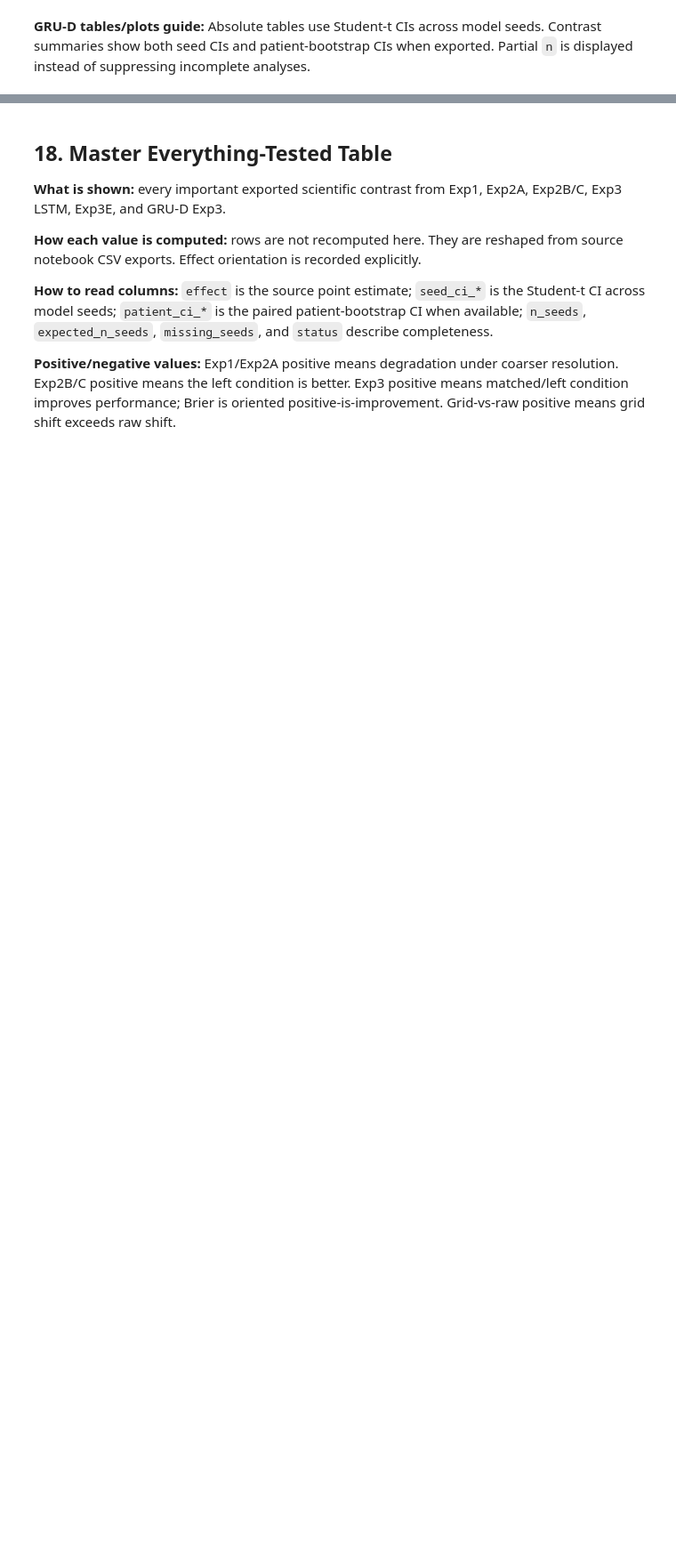
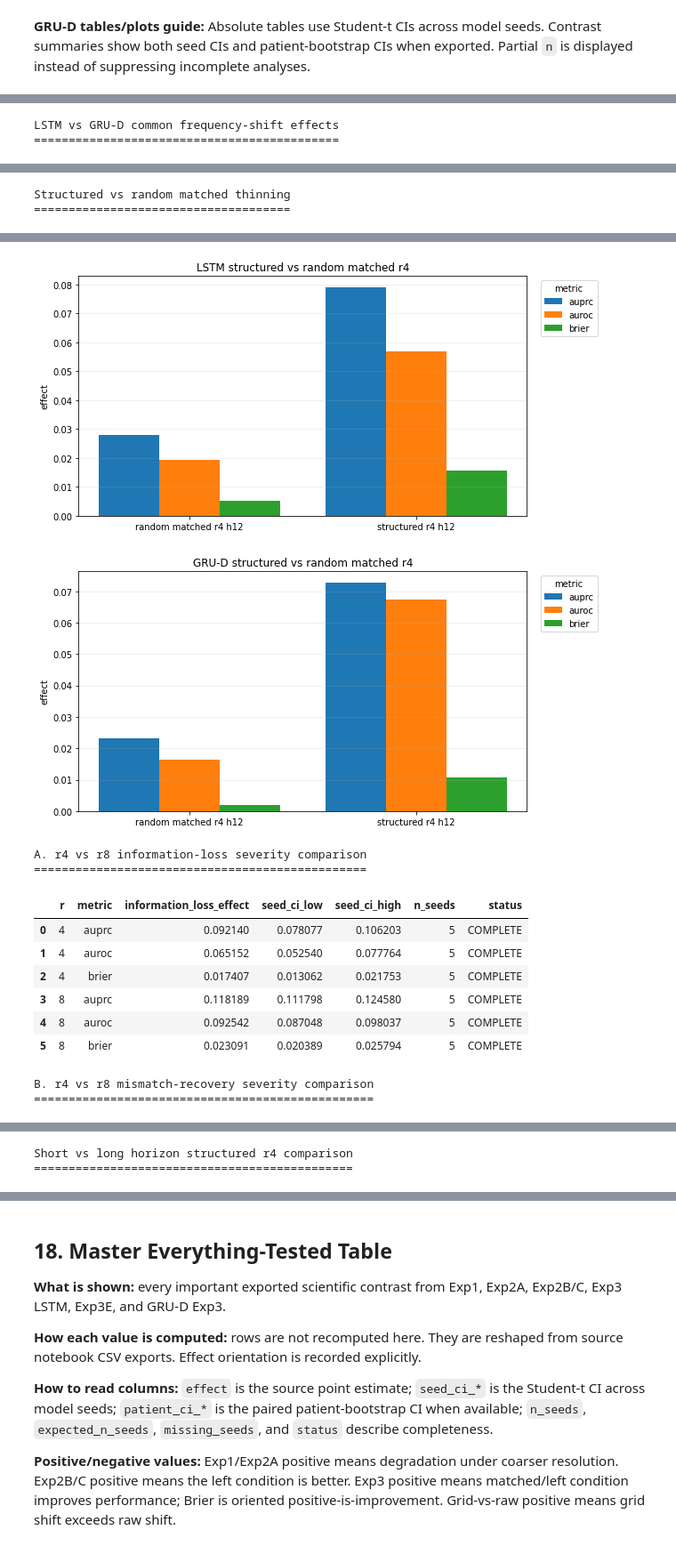
Before and after one commit to Ilovecodingforever/mimic-iv-benchmarks, a Jupyter notebook: visualizers/visualize_summary.ipynb, the cells around one changed output, grey strips where cells are left out. Shown at 89% size. Drawn from its saved outputs; the diff is of its cells as text; code cells hidden in the pictures; blank space fills up the shorter version.

```diff
--- a/visualizers/visualize_summary.ipynb
+++ b/visualizers/visualize_summary.ipynb
@@ -553,8 +959,8 @@ def model_effect_table(lstm, grud):
                     one = sub.iloc[0]
                     row.update({
                         f"{prefix}_effect": one.get("mean_difference", np.nan),
-                        f"{prefix}_seed_ci_low": one.get("seed_ci95_low", np.nan),
-                        f"{prefix}_seed_ci_high": one.get("seed_ci95_high", np.nan),
+                        f"{prefix}_seed_ci_low": one.get("seed_ci95_low", one.get("student_t_ci95_low", np.nan)),
+                        f"{prefix}_seed_ci_high": one.get("seed_ci95_high", one.get("student_t_ci95_high", np.nan)),
                         f"{prefix}_patient_ci_low": one.get("patient_bootstrap_ci_low", np.nan),
                         f"{prefix}_patient_ci_high": one.get("patient_bootstrap_ci_high", np.nan),
                         f"{prefix}_n": one.get("n_seeds", np.nan),
@@ -564,6 +970,50 @@ def model_effect_table(lstm, grud):
                     row.update({f"{prefix}_status": "NOT AVAILABLE"})
             rows.append(row)
     return pd.DataFrame(rows)
+
+
+def metric_difference_for_summary(left_value, right_value, metric):
+    if pd.isna(left_value) or pd.isna(right_value):
+        return np.nan
+    return float(right_value - left_value) if metric == "brier" else float(left_value - right_value)
+
+
+def exp3a_dense_information_loss_table(run_df):
+    rows = []
+    columns = ["r", "metric", "information_loss_effect", "seed_ci_low", "seed_ci_high", "n_seeds", "status"]
+    if run_df is None or len(run_df) == 0:
+        return pd.DataFrame(columns=columns)
+    df = run_df[run_df.get("experiment", pd.Series(dtype=str)).astype(str).eq("Exp3A Structured frequency shift")].copy()
+    if len(df) == 0:
+        return pd.DataFrame(columns=columns)
+    df["target_r_num"] = pd.to_numeric(df.get("target_r", pd.Series(dtype=float)), errors="coerce")
+    df["model_seed_num"] = pd.to_numeric(df.get("model_seed", pd.Series(dtype=float)), errors="coerce")
+    for r in [4, 8]:
+        for metric in METRICS:
+            diffs = []
+            for seed in sorted(df["model_seed_num"].dropna().astype(int).unique()):
+                dense = df[(df["condition"].astype(str) == "dense->dense") & (df["model_seed_num"] == seed)]
+                sparse = df[(df["condition"].astype(str) == "dense->structured-r{}".format(r)) & (df["target_r_num"] == r) & (df["model_seed_num"] == seed)]
+                col = "test_{}".format(metric)
+                if len(dense) and len(sparse) and col in dense.columns and col in sparse.columns:
+                    diffs.append(metric_difference_for_summary(dense.iloc[0][col], sparse.iloc[0][col], metric))
+            values = np.asarray([x for x in diffs if not pd.isna(x)], dtype=float)
+            n = len(values)
+            mean = float(np.mean(values)) if n else np.nan
+            sd = float(np.std(values, ddof=1)) if n > 1 else np.nan
+            sem = sd / np.sqrt(n) if n > 1 else np.nan
+            ci95 = float(t.ppf(0.975, n - 1) * sem) if n > 1 else np.nan
+            rows.append({
+                "r": r,
+                "metric": metric,
+                "information_loss_effect": mean,
+                "seed_ci_low": mean - ci95 if n > 1 else np.nan,
+                "seed_ci_high": mean + ci95 if n > 1 else np.nan,
+                "n_seeds": int(n),
+                "status": status_from_n(n),
+            })
+    return pd.DataFrame(rows, columns=columns)
+
 
 lstm_combined = DATA["exp3_lstm_combined_key_contrast_summary"].copy()
 grud_combined = DATA["exp3_grud_combined_key_contrast_summary"].copy()
@@ -575,10 +1025,16 @@ show_table("Structured vs random matched thinning", structured_random, max_rows=
 plot_bar_effects(structured_random.rename(columns={"lstm_effect": "effect"}), x="comparison", y="effect", hue="metric", title="LSTM structured vs random matched r4", ylabel="effect")
 plot_bar_effects(structured_random.rename(columns={"grud_effect": "effect"}), x="comparison", y="effect", hue="metric", title="GRU-D structured vs random matched r4", ylabel="effect")
 
-severity = lstm_vs_grud[lstm_vs_grud["comparison"].isin(["structured r4 h12", "structured r8 h12"])]
-show_table("r4 vs r8 structured severity comparison", severity, max_rows=100)
+information_loss_severity = exp3a_dense_information_loss_table(DATA["exp3_lstm_run_results"])
+show_table("A. r4 vs r8 information-loss severity comparison", information_loss_severity, ["r", "metric", "information_loss_effect", "seed_ci_low", "seed_ci_high", "n_seeds", "status"], max_rows=100)
+
+mismatch_recovery_severity = lstm_vs_grud[lstm_vs_grud["comparison"].isin(["structured r4 h12", "structured r8 h12"])]
+show_table("B. r4 vs r8 mismatch-recovery severity comparison", mismatch_recovery_severity, max_rows=100)
 
 horizon_cmp = lstm_vs_grud[lstm_vs_grud["comparison"].isin(["structured r4 h12", "structured r4 h96"])]
 show_table("Short vs long horizon structured r4 comparison", horizon_cmp, max_rows=100)
 
 show_table("Grid vs raw representation comparison", add_status(DATA["exp3_lstm_grid_vs_raw_shift_summary"], n_col="n_seeds"), ["r", "metric", "mean_grid_shift", "mean_raw_shift", "mean_grid_minus_raw_shift", "n_seeds", "status"], max_rows=100)
+# %% [output]
+LSTM vs GRU-D common frequency-shift effects
+============================================
@@ -584,0 +1057,2 @@ show_table("Grid vs raw representation comparison", add_status(DATA["exp3_lstm_g
+Structured vs random matched thinning
+=====================================
@@ -584,0 +1066,13 @@ show_table("Grid vs raw representation comparison", add_status(DATA["exp3_lstm_g
+[figure, added]
+[figure, added]
+A. r4 vs r8 information-loss severity comparison
+================================================
+|  | r | metric | information_loss_effect | seed_ci_low | seed_ci_high | n_seeds | status |
+| 0 | 4 | auprc | 0.092140 | 0.078077 | 0.106203 | 5 | COMPLETE |
+| 1 | 4 | auroc | 0.065152 | 0.052540 | 0.077764 | 5 | COMPLETE |
+| 2 | 4 | brier | 0.017407 | 0.013062 | 0.021753 | 5 | COMPLETE |
+| 3 | 8 | auprc | 0.118189 | 0.111798 | 0.124580 | 5 | COMPLETE |
+| 4 | 8 | auroc | 0.092542 | 0.087048 | 0.098037 | 5 | COMPLETE |
+| 5 | 8 | brier | 0.023091 | 0.020389 | 0.025794 | 5 | COMPLETE |
+B. r4 vs r8 mismatch-recovery severity comparison
+=================================================
@@ -584,0 +1086,2 @@ show_table("Grid vs raw representation comparison", add_status(DATA["exp3_lstm_g
+Short vs long horizon structured r4 comparison
+==============================================
```
Also changed, not shown: parts of 18 cells of this notebook, 4 other files.
